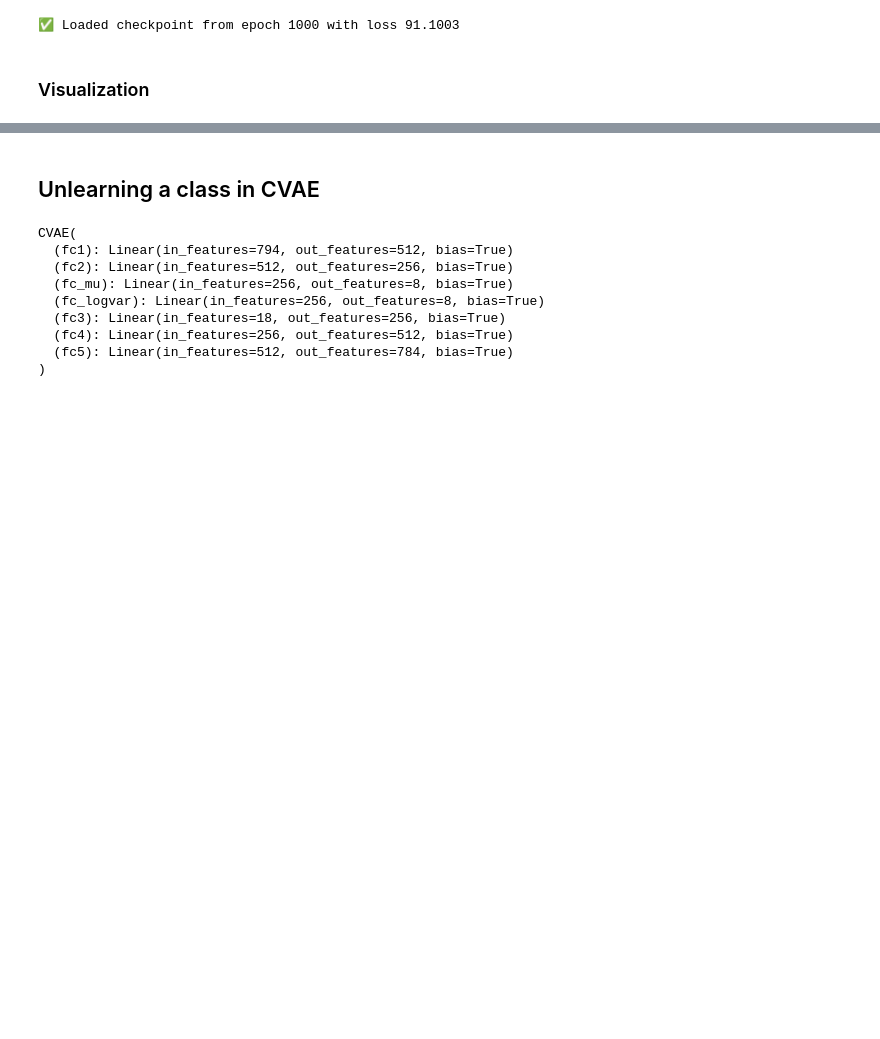
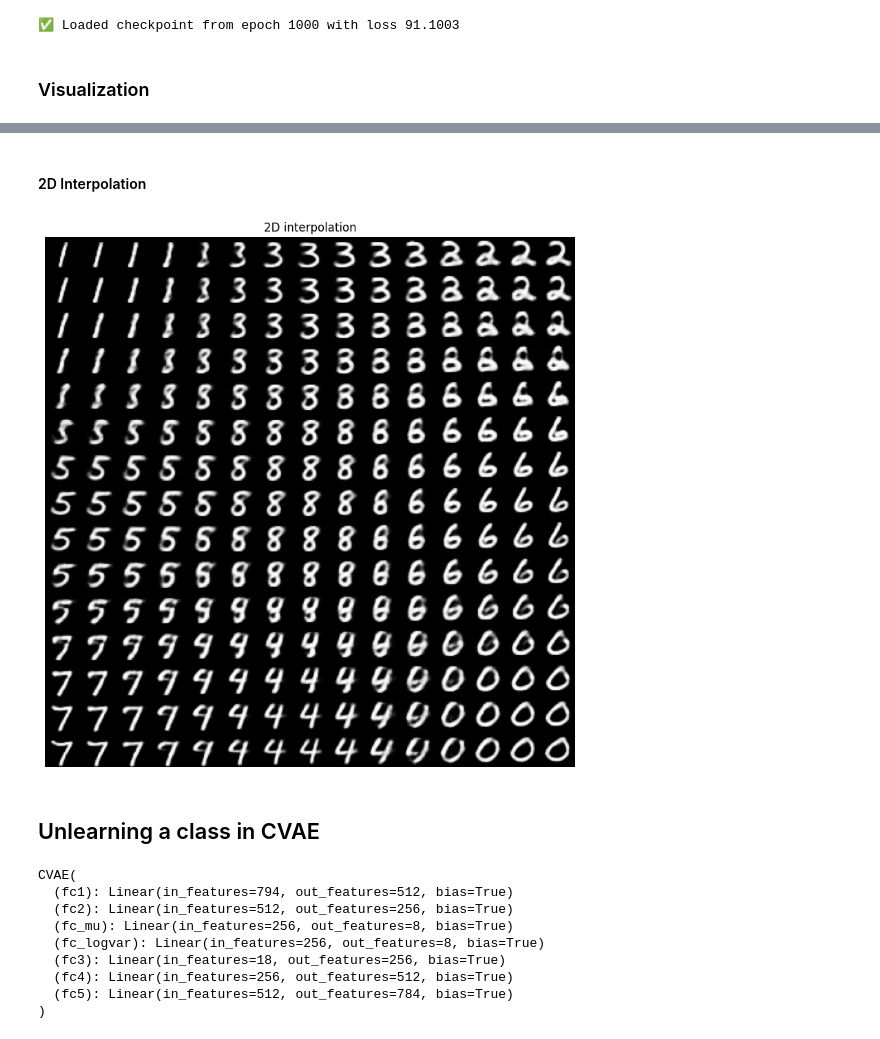
Before and after one commit to Amir14Souri/Task1, a Jupyter notebook: task.ipynb, the cells around one changed output, grey strips where cells are left out. Saved outputs shown, nothing was run; the diff lists cells and outputs as text; code cells hidden in the pictures; blank space fills up the shorter version.

```diff
--- a/task.ipynb
+++ b/task.ipynb
@@ -171,3 +215,67 @@ with torch.no_grad():
+# %% [markdown]
+#### 2D Interpolation
+# %%
+grid_size = 15
+digits_3x3 = [
+    [1, 3, 2],
+    [5, 8, 6],
+    [7, 4, 0]
+]
+
+z_means = {}
+for row in digits_3x3:
+    for d in row:
+        if d not in z_means:
+            z_means[d] = torch.tensor(all_mu_mix[all_labels == d].mean(axis=0), device=device, dtype=torch.float)
+
+y_onehots = {d: F.one_hot(torch.tensor([d]), num_classes).float().to(device) for row in digits_3x3 for d in row}
+
+# Bilinear interpolation
+def interpolate(a, b, t):
+    return a * (1 - t) + b * t
+
+grid = np.zeros((28 * grid_size, 28 * grid_size))
+for i, v in enumerate(np.linspace(0, 1, grid_size)):
+    for j, u in enumerate(np.linspace(0, 1, grid_size)):
+        # Determine which cell in the 3x3 grid we are in
+        cell_x = int(u * 2)  # 0, 1, 2
+        cell_y = int(v * 2)  # 0, 1, 2
+        # local interpolation in the cell
+        u_local = (u - cell_x / 2) * 2
+        v_local = (v - cell_y / 2) * 2
+
+        # Corners of the current cell
+        z_tl = z_means[digits_3x3[cell_y][cell_x]]
+        z_tr = z_means[digits_3x3[cell_y][min(cell_x + 1, 2)]]
+        z_bl = z_means[digits_3x3[min(cell_y + 1, 2)][cell_x]]
+        z_br = z_means[digits_3x3[min(cell_y + 1, 2)][min(cell_x + 1, 2)]]
+
+        y_tl = y_onehots[digits_3x3[cell_y][cell_x]]
+        y_tr = y_onehots[digits_3x3[cell_y][min(cell_x + 1, 2)]]
+        y_bl = y_onehots[digits_3x3[min(cell_y + 1, 2)][cell_x]]
+        y_br = y_onehots[digits_3x3[min(cell_y + 1, 2)][min(cell_x + 1, 2)]]
+
+        # Bilinear interpolation
+        z_top = interpolate(z_tl, z_tr, u_local)
+        z_bottom = interpolate(z_bl, z_br, u_local)
+        z_mix = interpolate(z_top, z_bottom, v_local).unsqueeze(0)
+
+        y_top = interpolate(y_tl, y_tr, u_local)
+        y_bottom = interpolate(y_bl, y_br, u_local)
+        y_mix = interpolate(y_top, y_bottom, v_local)
+
+        # Decode and fill grid
+        x_decoded = model.decode(z_mix, y_mix).detach().cpu().numpy().reshape(28, 28)
+        grid[i * 28:(i + 1) * 28, j * 28:(j + 1) * 28] = x_decoded
+
+plt.figure(figsize=(10, 10))
+plt.imshow(grid, cmap="gray")
+plt.axis("off")
+plt.title("2D interpolation")
+plt.savefig(fname="2D-interpolation")
+plt.show()
+# %% [output]
+[figure, added]
 # %% [markdown]
 ## Unlearning a class in CVAE
 # %%
```
Also changed, not shown: parts of 9 cells of this notebook, 3 other files.
